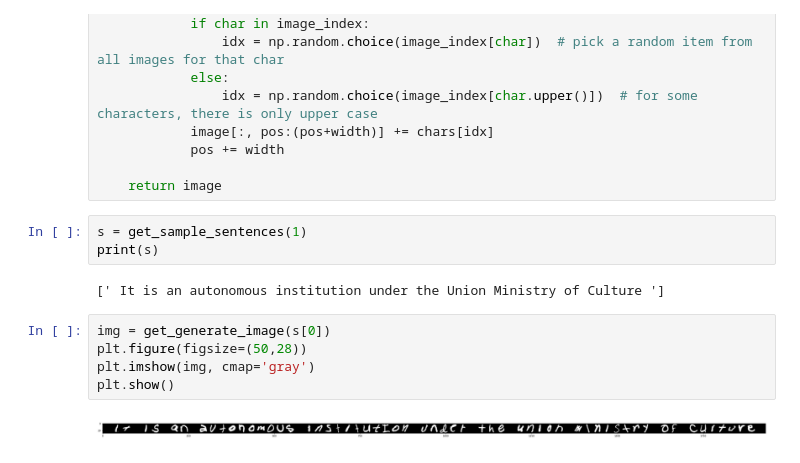
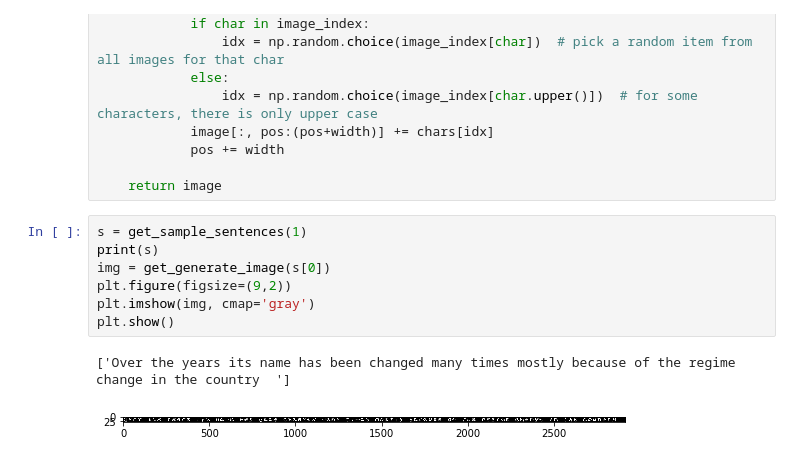
Before and after one commit to PacktPublishing/Hands-On-Deep-Learning-for-Mobile, a Jupyter notebook: Chapter6/reading-sentences.ipynb, the cells around one changed output. Drawn from its saved outputs; the diff is of its cells as text.

```diff
--- a/Chapter6/reading-sentences.ipynb
+++ b/Chapter6/reading-sentences.ipynb
@@ -125,15 +125,13 @@ def get_generate_image(words, chars=train['features'], index=image_index):
             pos += width
 
     return image
-# %%
-s = get_sample_sentences(1)
-print(s)
-# %% [output]
-[' It is an autonomous institution under the Union Ministry of Culture ']
 # %%
+s = get_sample_sentences(1)
+print(s)
 img = get_generate_image(s[0])
-plt.figure(figsize=(50,28))
+plt.figure(figsize=(9,2))
 plt.imshow(img, cmap='gray')
 plt.show()
 # %% [output]
+['Over the years its name has been changed many times mostly because of the regime change in the country  ']
-[figure, old version]
+[figure, new version]
```
Also changed, not shown: parts of 1 cell of this notebook.
